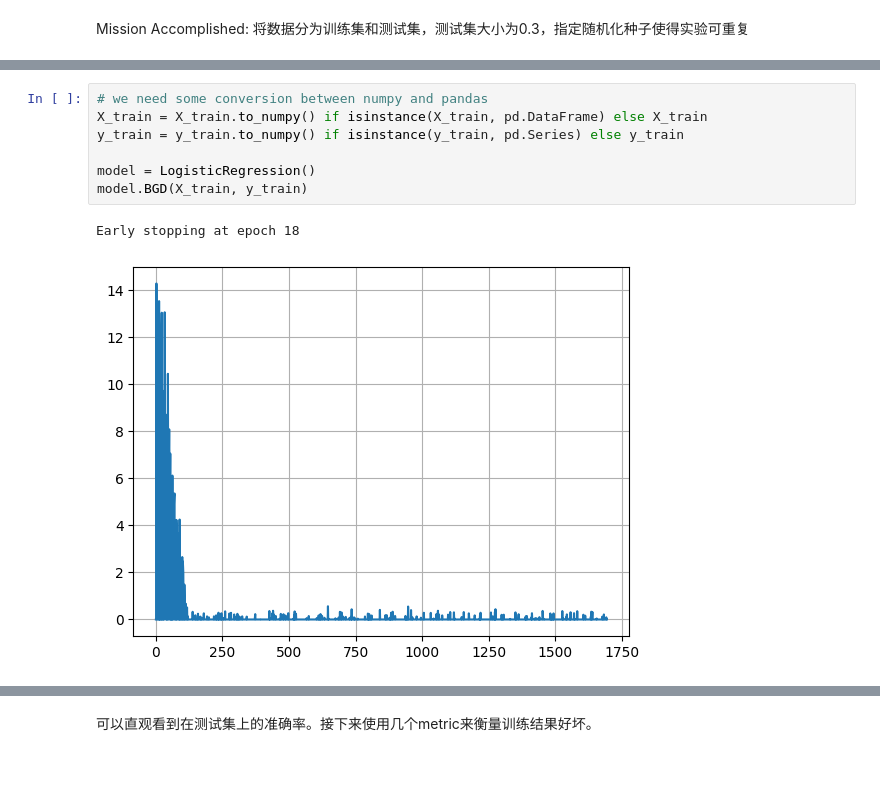
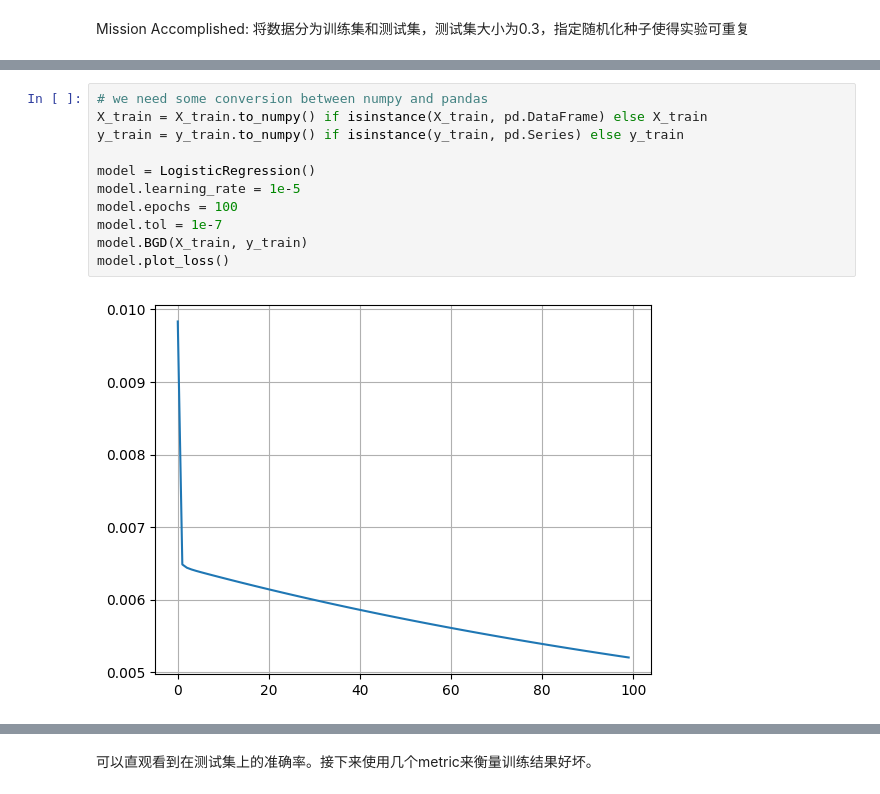
Before and after one commit to ziyuanLi-alex/sdm274, a Jupyter notebook: assgn04_logi/logistic.ipynb, the cells around one changed output, grey strips where cells are left out. Cells and saved outputs as stored; diff of their text form; blank space fills up the shorter version.

```diff
--- a/assgn04_logi/logistic.ipynb
+++ b/assgn04_logi/logistic.ipynb
@@ -88,10 +119,13 @@ class LogisticRegression():
 # %%
 # we need some conversion between numpy and pandas
 X_train = X_train.to_numpy() if isinstance(X_train, pd.DataFrame) else X_train
 y_train = y_train.to_numpy() if isinstance(y_train, pd.Series) else y_train
 
 model = LogisticRegression()
+model.learning_rate = 1e-5
+model.epochs = 100
+model.tol = 1e-7
 model.BGD(X_train, y_train)
+model.plot_loss()
 # %% [output]
-Early stopping at epoch 18
-[figure, old version]
+[figure, new version]
```
Also changed, not shown: parts of 5 cells of this notebook.
